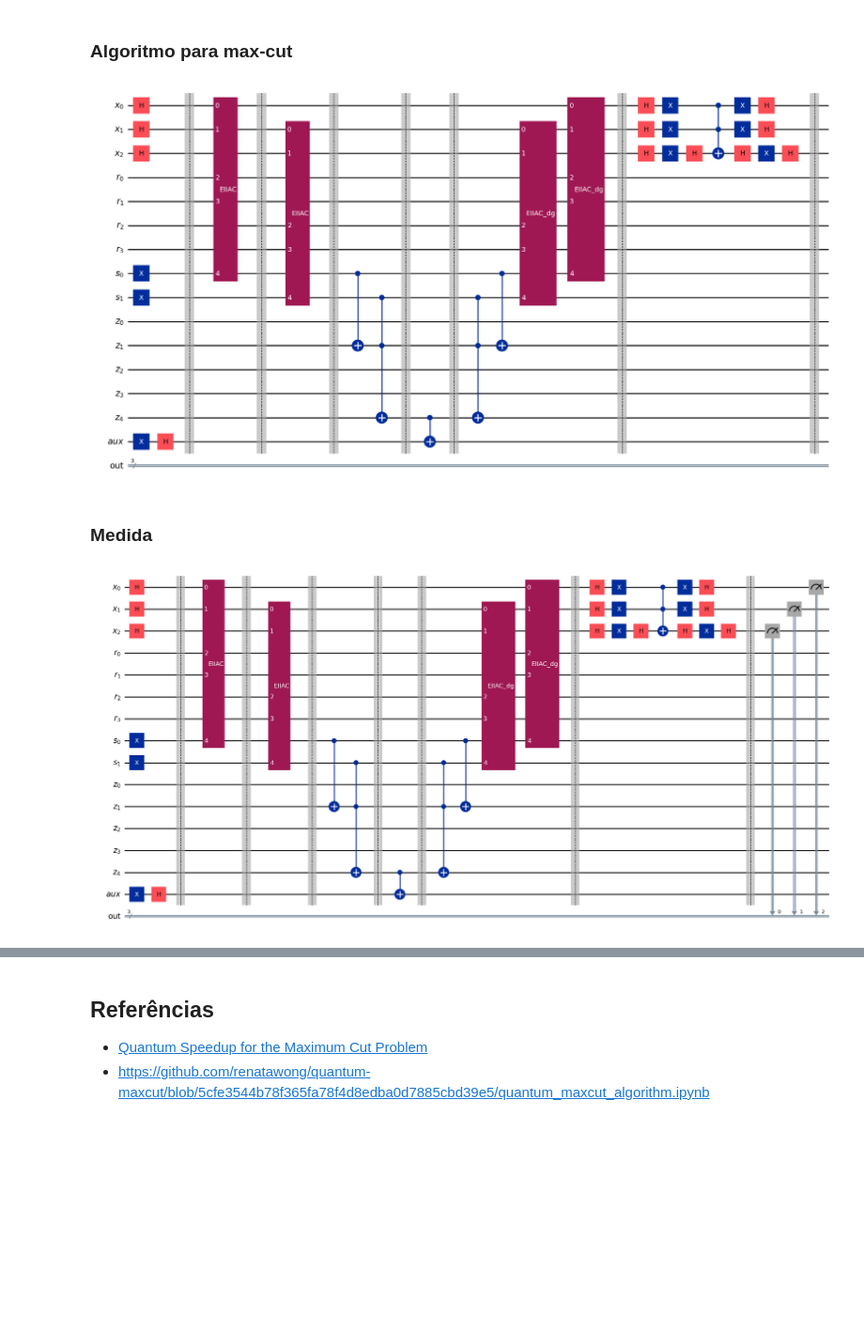
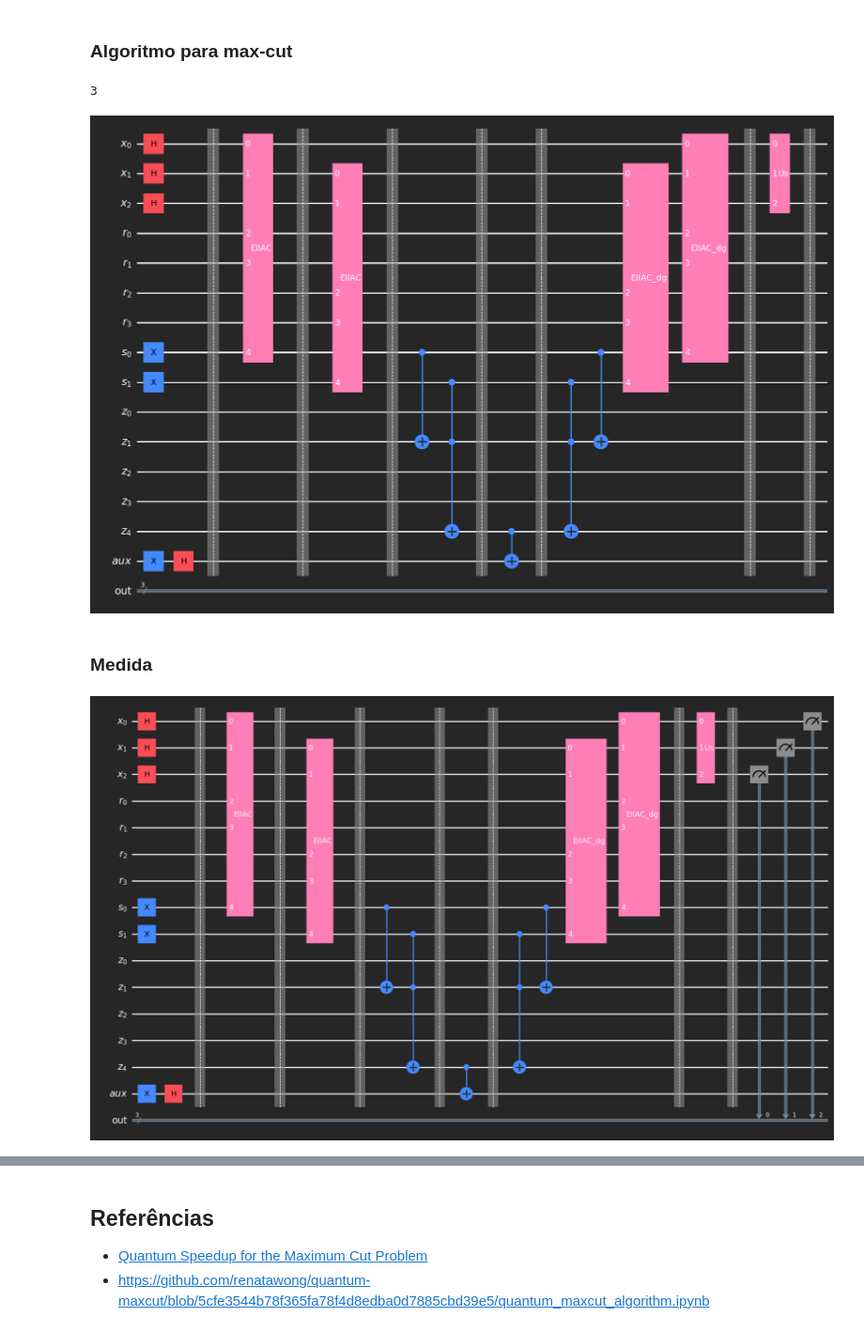
Before and after one commit to marciodojr/qc-examples, a Jupyter notebook: artigo-quantum-speedup_optimzed.ipynb, the cells around one changed output, grey strips where cells are left out. Shown at 94% size. Cells and saved outputs as stored; diff of their text form; code cells hidden in the pictures; blank space fills up the shorter version.

Commit message:
refactor: separa circuito de difusão

```diff
--- a/artigo-quantum-speedup_optimzed.ipynb
+++ b/artigo-quantum-speedup_optimzed.ipynb
@@ -224,0 +238,25 @@ Number of iterations: 1
+# %%
+def create_diffusion_circuit(num_vertices: int) -> QuantumCircuit:
+    print(num_vertices)
+    x_reg = QuantumRegister(num_vertices, "x")
+    diff_circ = QuantumCircuit(x_reg, name="Us")
+
+    for i in range(num_vertices):
+        diff_circ.h(i)
+        diff_circ.x(i)
+
+    last_vertex = num_vertices-1
+
+    diff_circ.h(last_vertex)
+    multiplexer = list(range(last_vertex))
+    diff_circ.mcx(multiplexer, last_vertex)
+    diff_circ.h(last_vertex)
+
+    for i in range(num_vertices):
+        diff_circ.x(i)
+        diff_circ.h(i)
+
+    return diff_circ
+
+diff_circ_ex = create_diffusion_circuit(num_vertices=num_vertices)
+diff_circ_ex.draw("mpl", style="iqp-dark")
@@ -231,10 +272,11 @@ x_reg = QuantumRegister(num_vertices, 'x')
 r_reg = QuantumRegister(range_r, 'r')
 s_reg = QuantumRegister(range_s, 's')
 z_reg = QuantumRegister(range_z, 'z')
-
 readout = ClassicalRegister(num_vertices, 'out')
 
 qc = create_max_cut_circuit(aux, x_reg, r_reg, s_reg, z_reg, readout)
+
+diff_circ = create_diffusion_circuit(num_vertices)
 
 for run in range(num_runs):
     # Apply EIIAC
@@ -301,49 +343,37 @@ for run in range(num_runs):
     # Uncompute PNO
     if t < num_edges:
         qc.x(s_reg[0])
         qc.cx(s_reg[0], z_reg[0])
         qc.x(s_reg[0])
 
     # Uncompute INO
     if t > 0:
         qc.cx(s_reg[0], z_reg[1])
 
     # Uncompute EIIAC
     index = len(edge_list) - 1
     for edge in reversed(edge_list):
         index_v1, index_v2 = edge[0], edge[1]
         cfe_qubits = []
         cfe_qubits += [x_reg[index_v1]]
         cfe_qubits += [x_reg[index_v2]]
         cfe_qubits += [r_reg[k] for k in range(2*index, 2*index+2)]
         cfe_qubits += [s_reg[index]]
         index -= 1
         qc.append(eiiac.inverse(), cfe_qubits)
 
     '''
     Diffusion operations
     '''
 
     qc.barrier()
-
-    for qubit in x_reg:
-        qc.h(qubit)
-        qc.x(qubit)
-
-    qc.h(x_reg[len(x_reg) - 1])
-    multiplexer = [x_reg[i] for i in range(len(x_reg) - 1)]
-    qc.mcx(multiplexer, x_reg[len(x_reg) - 1])
-    qc.h(x_reg[len(x_reg) - 1])
-
-    for qubit in x_reg:
-        qc.x(qubit)
-        qc.h(qubit)
-
+    qc.append(diff_circ, x_reg)
     qc.barrier()
 
-circuit_drawer(qc, output="mpl", fold=-1)
+qc.draw("mpl", fold=-1, style="iqp-dark")
 # %% [output]
+3
-[figure, old version]
+[figure, new version]
 # %% [markdown]
 ### Medida
 # %%
@@ -356,9 +386,9 @@ cuts.reverse()
 
 qc.measure(cuts, readout)
 
-circuit_drawer(qc, output="mpl", fold=-1)
+qc.draw("mpl", fold=-1, style="iqp-dark")
 # %% [output]
-[figure, old version]
+[figure, new version]
 # %%
 sim = AerSimulator()
 
```
Also changed, not shown: parts of 6 cells of this notebook.
